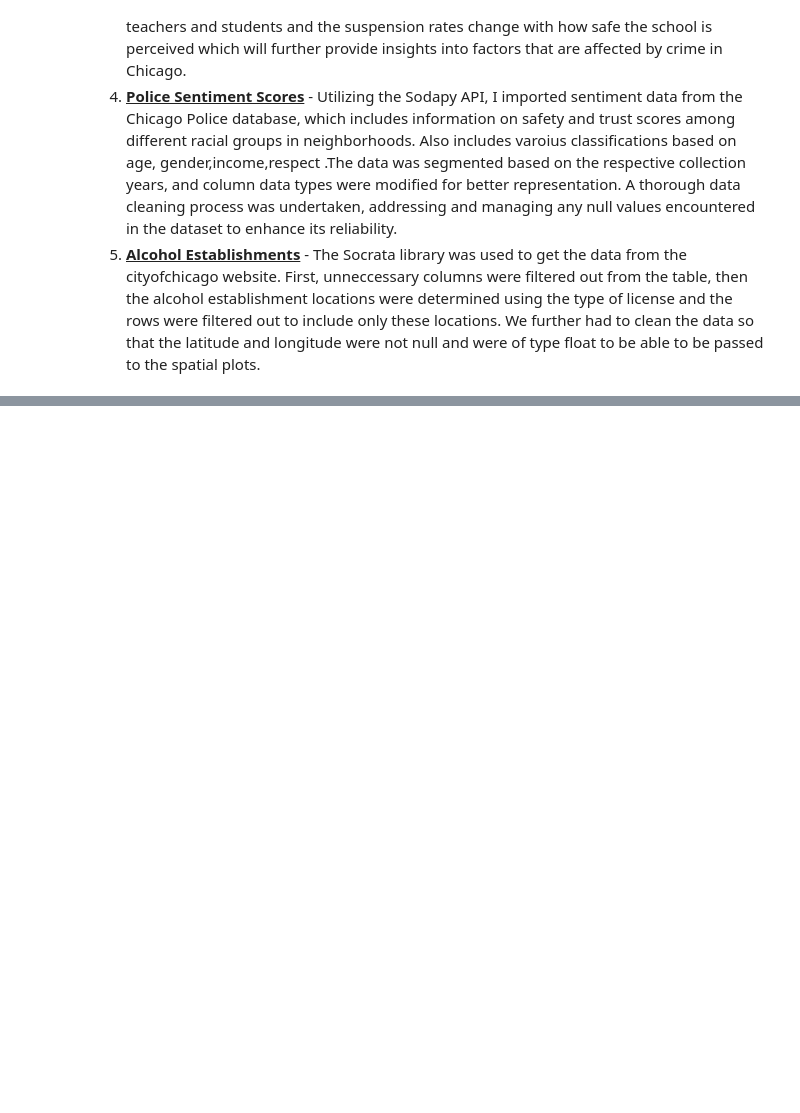
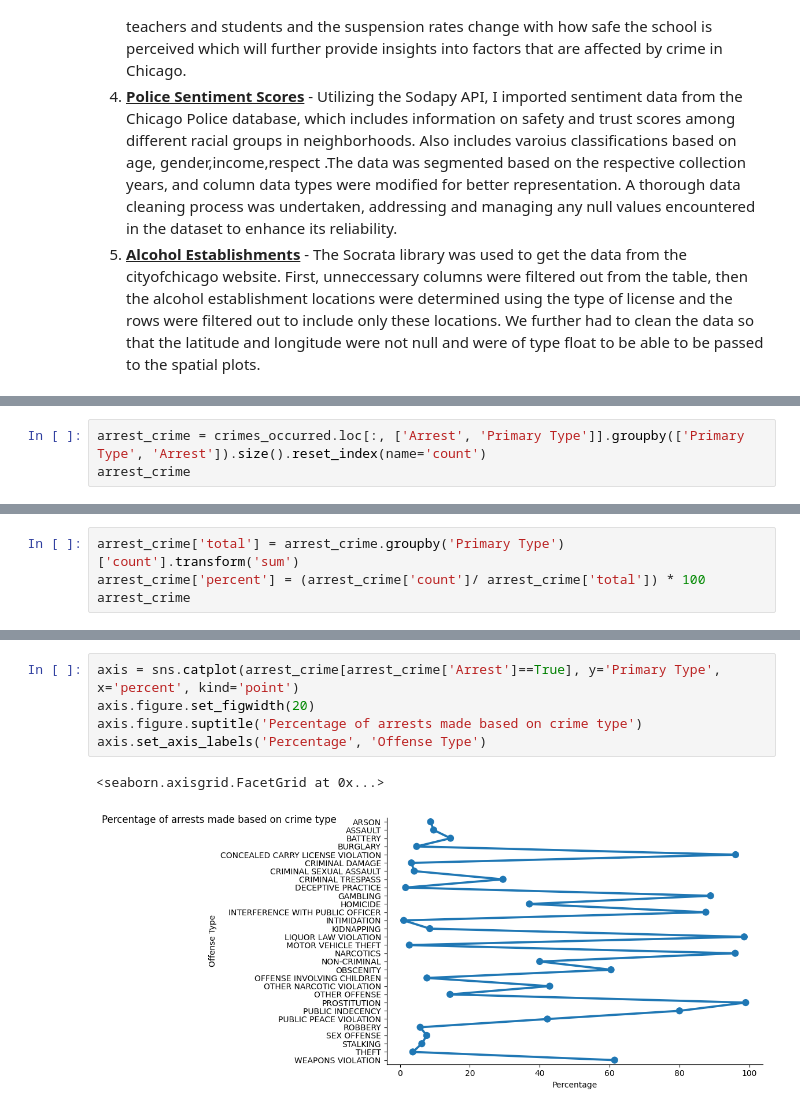
Before and after one commit to AayushG159/CS418-Crime-Root-Detectives, a Jupyter notebook: progress_report.ipynb, the cells around one changed output, grey strips where cells are left out. Cells and saved outputs as stored; diff of their text form; blank space fills up the shorter version.

```diff
--- a/progress_report.ipynb
+++ b/progress_report.ipynb
@@ -20,0 +149,3 @@ One of the issues we faced was finding socio-economic data. The data that we fou
+# %%
+arrest_crime = crimes_occurred.loc[:, ['Arrest', 'Primary Type']].groupby(['Primary Type', 'Arrest']).size().reset_index(name='count')
+arrest_crime
@@ -20,0 +166,4 @@ One of the issues we faced was finding socio-economic data. The data that we fou
+# %%
+arrest_crime['total'] = arrest_crime.groupby('Primary Type')['count'].transform('sum')
+arrest_crime['percent'] = (arrest_crime['count']/ arrest_crime['total']) * 100
+arrest_crime
@@ -20,0 +184,8 @@ One of the issues we faced was finding socio-economic data. The data that we fou
+# %%
+axis = sns.catplot(arrest_crime[arrest_crime['Arrest']==True], y='Primary Type', x='percent', kind='point')
+axis.figure.set_figwidth(20)
+axis.figure.suptitle('Percentage of arrests made based on crime type')
+axis.set_axis_labels('Percentage', 'Offense Type')
+# %% [output]
+<seaborn.axisgrid.FacetGrid at 0x...>
+[figure, added]
```
Also changed, not shown: parts of 34 cells of this notebook.
